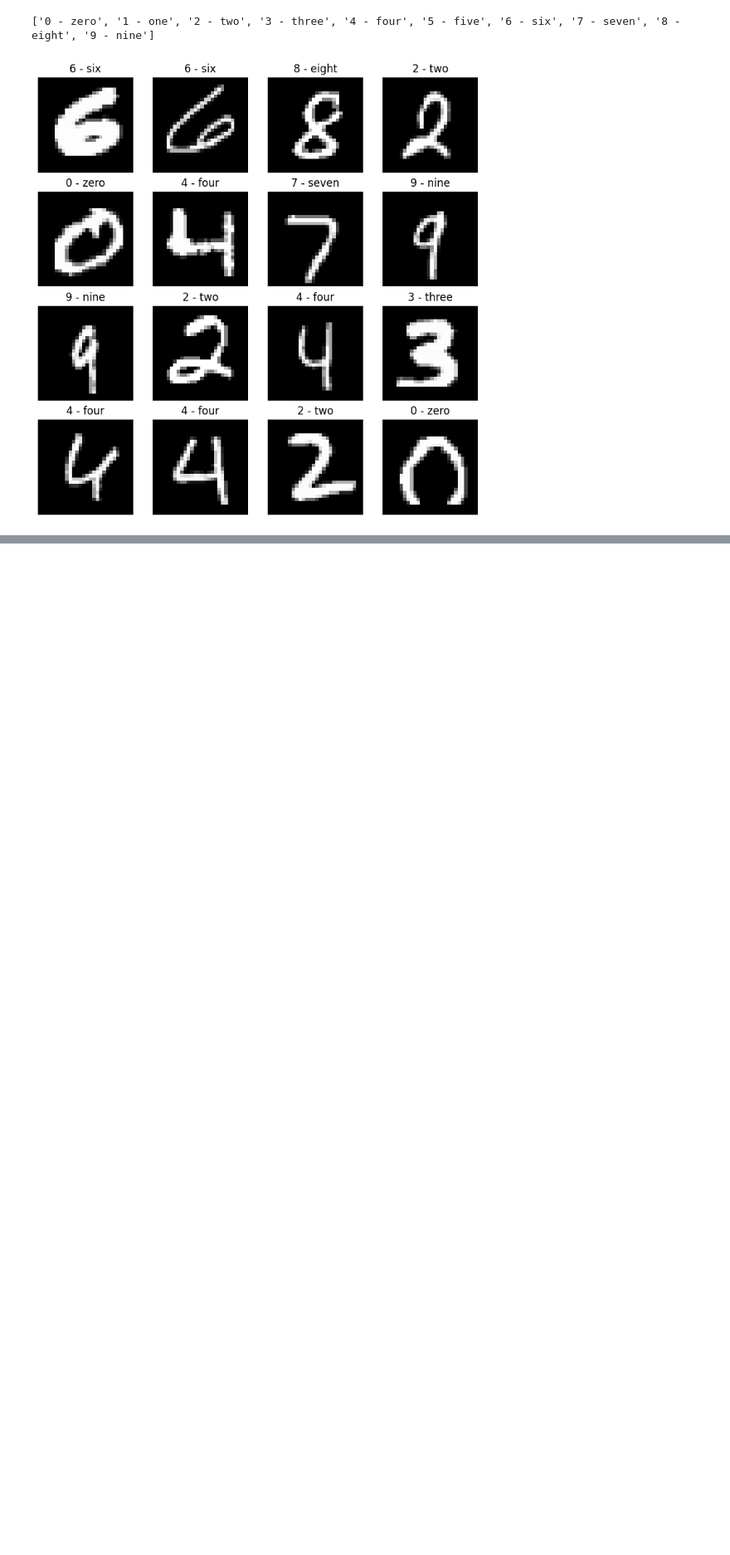
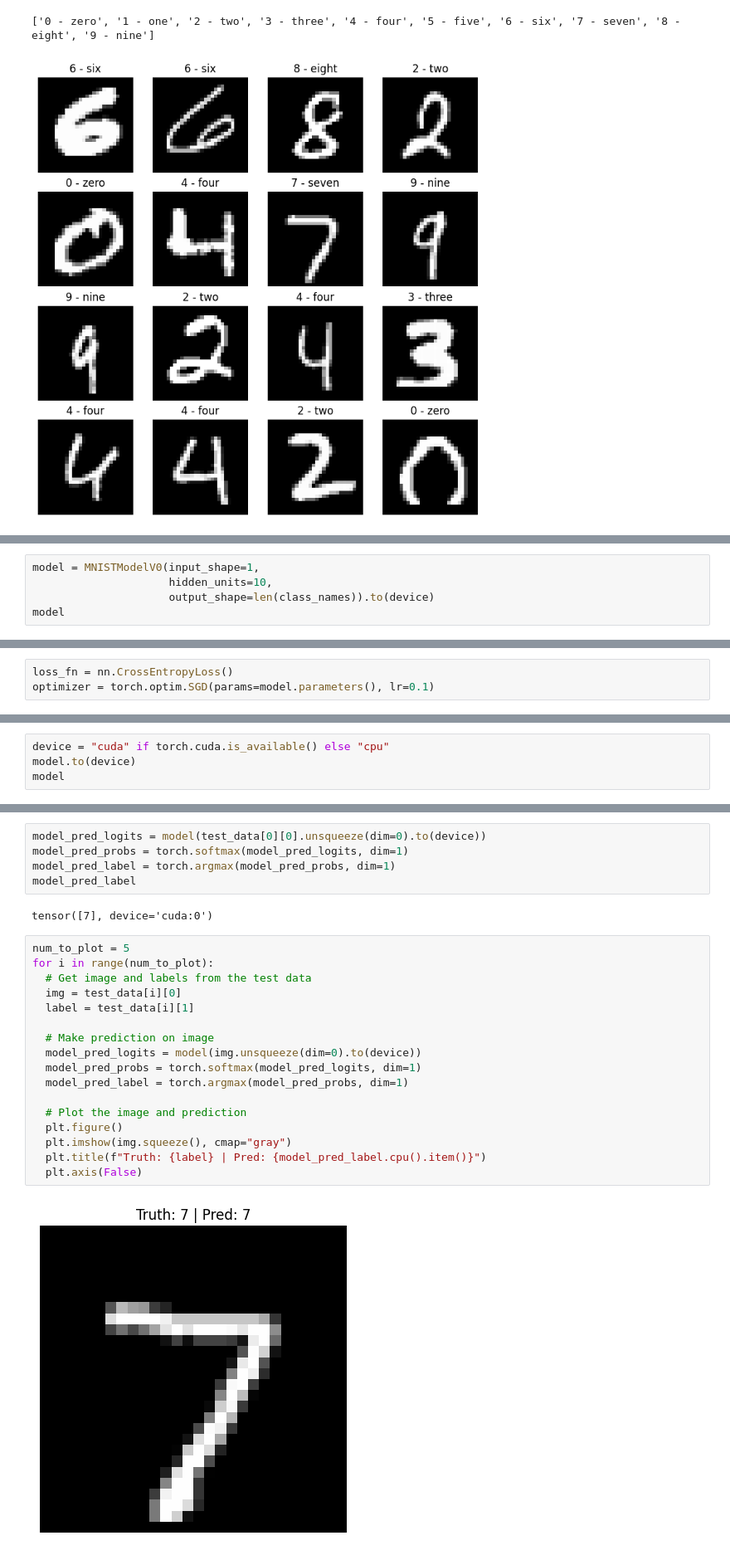
Before and after one commit to AlexanderAKM/Pytorch-Fundamentals, a Jupyter notebook: 03_pytorch_computer_vision.ipynb, the cells around one changed output, grey strips where cells are left out. Shown at 83% size. Cells and saved outputs as stored; diff of their text form; blank space fills up the shorter version.

```diff
--- a/03_pytorch_computer_vision.ipynb
+++ b/03_pytorch_computer_vision.ipynb
@@ -1091,0 +1153,5 @@ for i in range(1, rows * cols + 1):
+# %%
+model = MNISTModelV0(input_shape=1,
+                     hidden_units=10,
+                     output_shape=len(class_names)).to(device)
+model
@@ -1091,0 +1179,3 @@ for i in range(1, rows * cols + 1):
+# %%
+loss_fn = nn.CrossEntropyLoss()
+optimizer = torch.optim.SGD(params=model.parameters(), lr=0.1)
@@ -1091,0 +1307,4 @@ for i in range(1, rows * cols + 1):
+# %%
+device = "cuda" if torch.cuda.is_available() else "cpu"
+model.to(device)
+model
@@ -1091,0 +1332,26 @@ for i in range(1, rows * cols + 1):
+# %%
+model_pred_logits = model(test_data[0][0].unsqueeze(dim=0).to(device))
+model_pred_probs = torch.softmax(model_pred_logits, dim=1)
+model_pred_label = torch.argmax(model_pred_probs, dim=1)
+model_pred_label
+# %% [output]
+tensor([7], device='cuda:0')
+# %%
+num_to_plot = 5
+for i in range(num_to_plot):
+  # Get image and labels from the test data
+  img = test_data[i][0]
+  label = test_data[i][1]
+
+  # Make prediction on image
+  model_pred_logits = model(img.unsqueeze(dim=0).to(device))
+  model_pred_probs = torch.softmax(model_pred_logits, dim=1)
+  model_pred_label = torch.argmax(model_pred_probs, dim=1)
+
+  # Plot the image and prediction
+  plt.figure()
+  plt.imshow(img.squeeze(), cmap="gray")
+  plt.title(f"Truth: {label} | Pred: {model_pred_label.cpu().item()}")
+  plt.axis(False)
+# %% [output]
+[figure, added]
```
Also changed, not shown: parts of 16 cells of this notebook.
